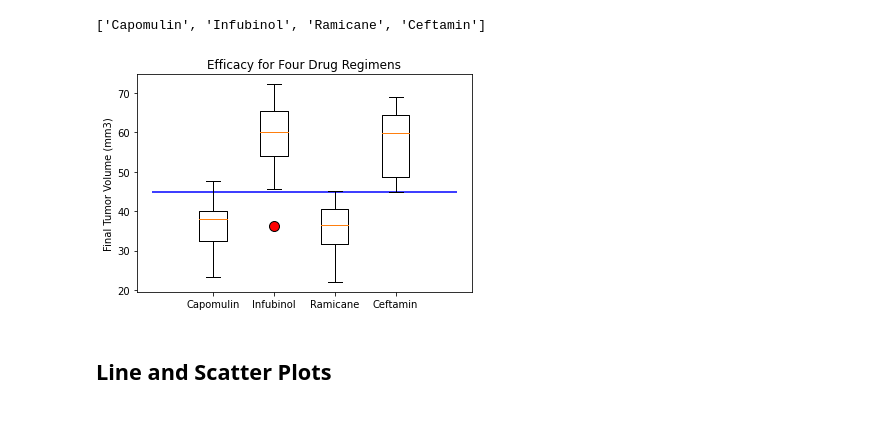
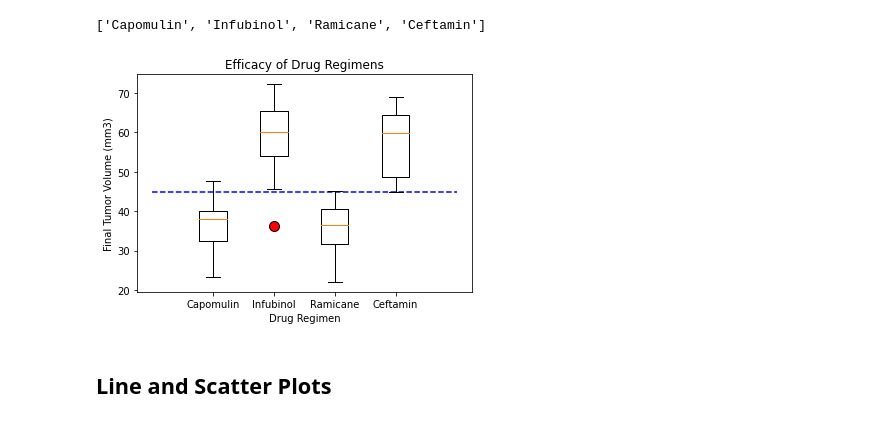
Before and after one commit to njmorr/matplotlib-challenge, a Jupyter notebook: pymaceuticals.ipynb, the cells around one changed output. Saved outputs shown, nothing was run; the diff lists cells and outputs as text; code cells hidden in the pictures.

Commit message:
whisker plots formatted again

```diff
--- a/pymaceuticals.ipynb
+++ b/pymaceuticals.ipynb
@@ -331,19 +331,19 @@ ceft_iqr = ceft_upperq-rami_lowerq
 # %%
 # Generate a box plot of the final tumor volume of each mouse across four regimens of interest
 
 box_plot_data = [capo_sizes, infu_sizes, rami_sizes, ceft_sizes]
 fig1, ax1 = plt.subplots()
-ax1.set_title("Efficacy for Four Drug Regimens")
+ax1.set_title("Efficacy of Drug Regimens")
 ax1.set_xticklabels(treatments)
 ax1.set_ylabel("Final Tumor Volume (mm3)")
-ax1.hlines(45,0,5, color="b")
+ax1.set_xlabel("Drug Regimen")
+ax1.hlines(45,0,5, color="b", linestyle="--")
 flierprops = dict(marker='o', markerfacecolor='red', markersize=10, linestyle='none')
 
 ax1.boxplot(box_plot_data, flierprops=flierprops)
-# plt.hlines(y=45, linestyles="--")
 plt.show()
 # %% [output]
-[figure, old version]
+[figure, new version]
 # %% [markdown]
 ## Line and Scatter Plots
 # %%
```
